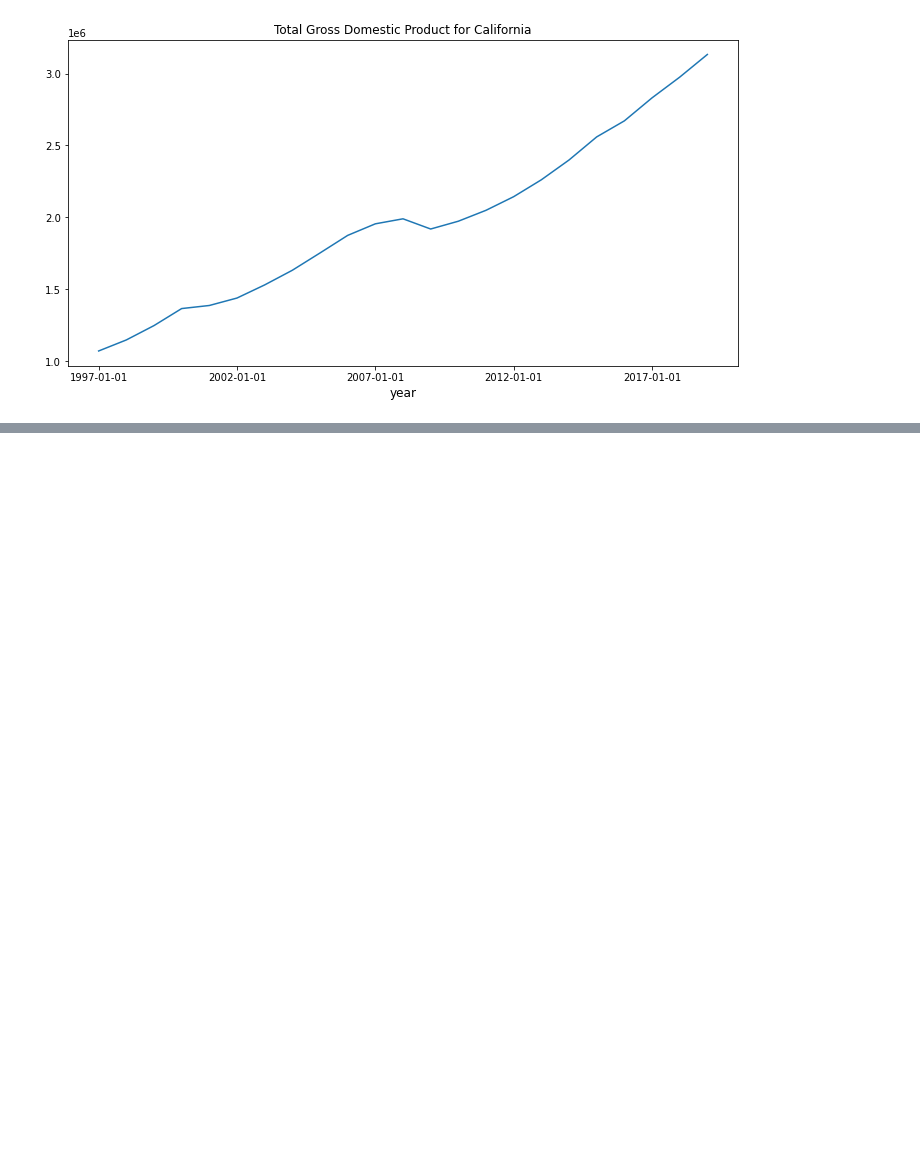
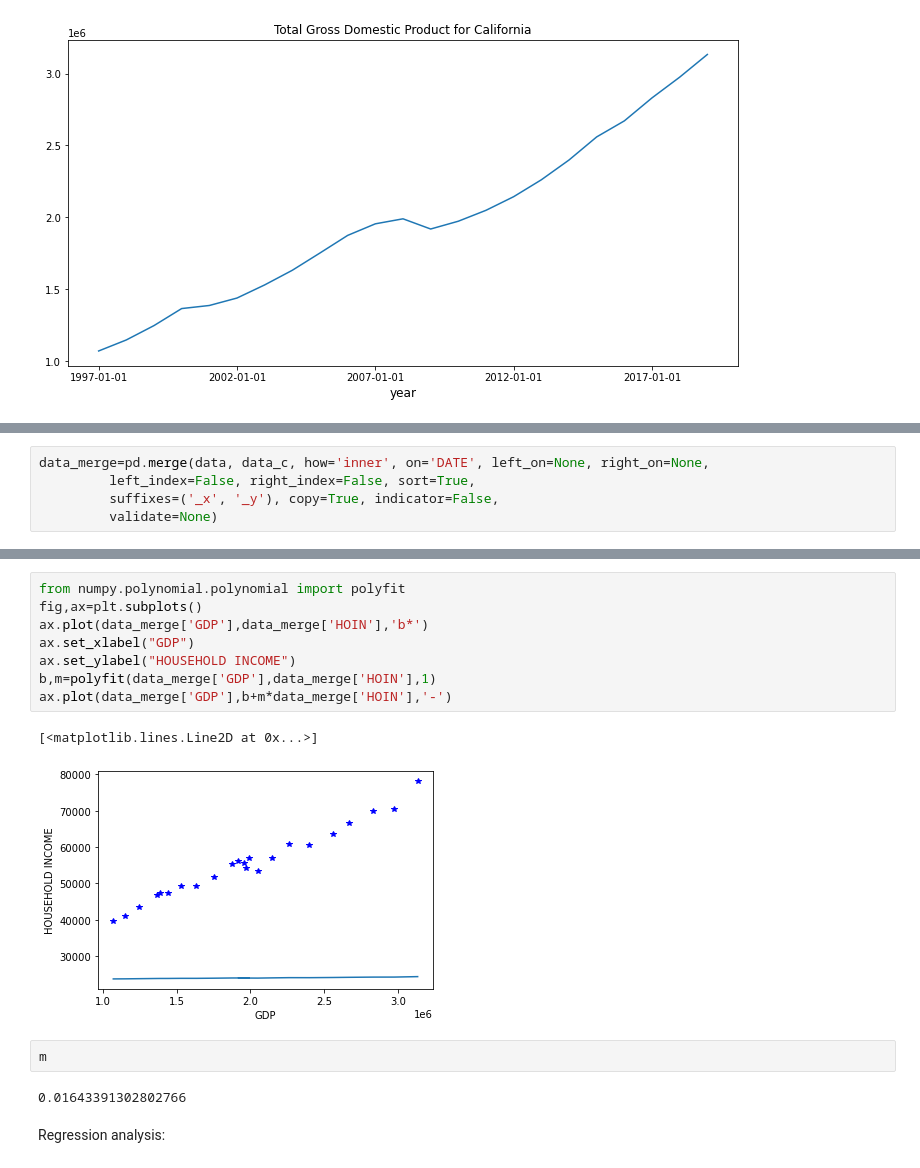
Before and after one commit to yuanyi-611/project149, a Jupyter notebook: Project.ipynb, the cells around one changed output, grey strips where cells are left out. Cells and saved outputs as stored; diff of their text form; blank space fills up the shorter version.

```diff
--- a/Project.ipynb
+++ b/Project.ipynb
@@ -187,0 +188,5 @@ plt.show()
+# %%
+data_merge=pd.merge(data, data_c, how='inner', on='DATE', left_on=None, right_on=None,
+         left_index=False, right_index=False, sort=True,
+         suffixes=('_x', '_y'), copy=True, indicator=False,
+         validate=None)
@@ -187,0 +202,17 @@ plt.show()
+# %%
+from numpy.polynomial.polynomial import polyfit
+fig,ax=plt.subplots()
+ax.plot(data_merge['GDP'],data_merge['HOIN'],'b*')
+ax.set_xlabel("GDP")
+ax.set_ylabel("HOUSEHOLD INCOME")
+b,m=polyfit(data_merge['GDP'],data_merge['HOIN'],1)
+ax.plot(data_merge['GDP'],b+m*data_merge['HOIN'],'-')
+# %% [output]
+[<matplotlib.lines.Line2D at 0x...>]
+[figure, added]
+# %%
+m
+# %% [output]
+0.01643391302802766
+# %% [markdown]
+Regression analysis:
```
Also changed, not shown: parts of 8 cells of this notebook.
